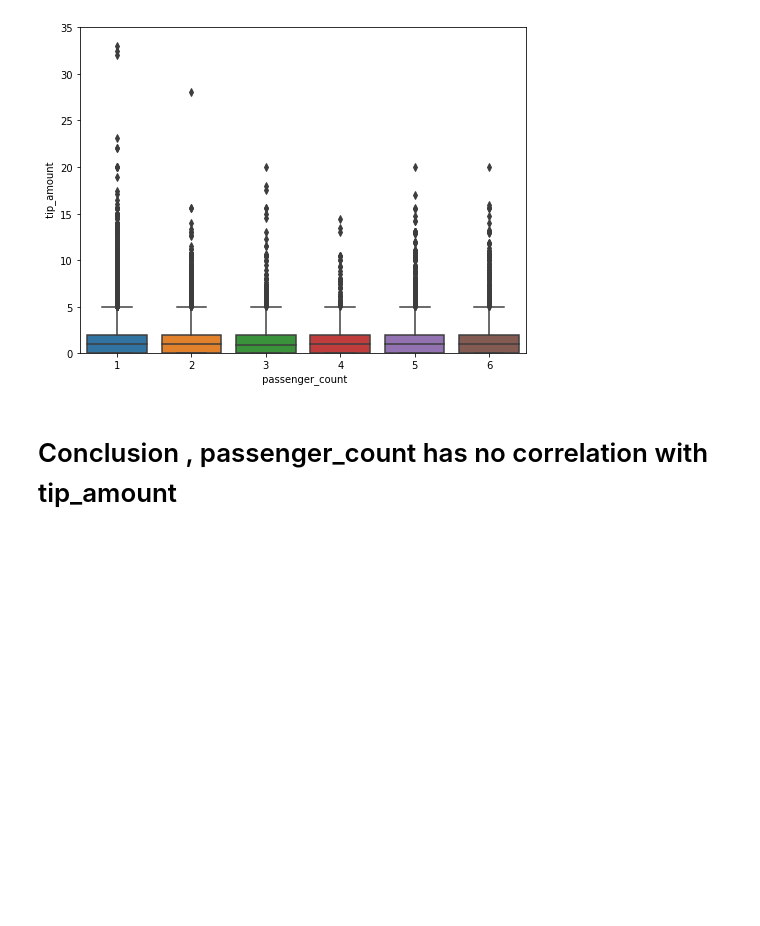
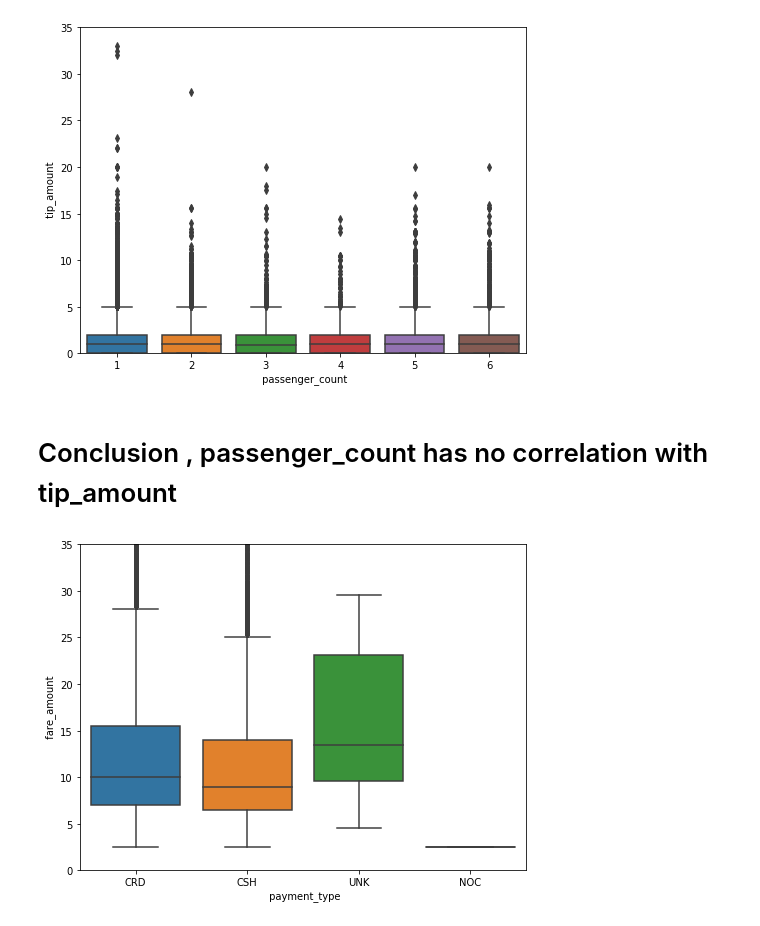
Before and after one commit to emali1/NYCTaxi, a Jupyter notebook: Correlation Analysis.ipynb, the cells around one changed output. Cells and saved outputs as stored; diff of their text form; code cells hidden in the pictures; blank space fills up the shorter version.

Commit message:
Finish Correlation Analysis and finish data prepare for training

```diff
--- a/Correlation Analysis.ipynb
+++ b/Correlation Analysis.ipynb
@@ -25,2 +27,8 @@ import matplotlib.pyplot as plt
+# %%
+full_tripdata[" pickup_datetime"] = pd.to_datetime(full_tripdata[" pickup_datetime"])
+full_tripdata[" dropoff_datetime"] = pd.to_datetime(full_tripdata[" dropoff_datetime"])
+
+full_tripdata["weekday"] = full_tripdata[" pickup_datetime"].dt.dayofweek
+full_tripdata["hourofday"] = full_tripdata[" pickup_datetime"].dt.hour
 # %%
 import seaborn as sns
@@ -47,7 +76,7 @@ sns.distplot(full_tripdata[[" fare_amount"]])
 <matplotlib.axes._subplots.AxesSubplot at 0x...>
 [figure]
 # %%
-full_tripdata = full_tripdata.drop(columns=['medallion',' hack_license',' vendor_id',' rate_code',' store_and_fwd_flag',' payment_type'])
+full_tripdata = full_tripdata.drop(columns=['medallion',' hack_license',' vendor_id',' rate_code',' store_and_fwd_flag'])
 # %%
 full_tripdata.columns
 # %% [output]
@@ -119,6 +133,8 @@ dtype: int64
 full_tripdata = full_tripdata.loc[(full_tripdata[' pickup_longitude'] != 0) & (full_tripdata[' pickup_latitude'] != 0) & (full_tripdata[' dropoff_latitude'] != 0) & (full_tripdata[' dropoff_latitude'] != 0)]
 
 full_tripdata = full_tripdata.loc[(full_tripdata[' trip_distance'] != 0) & (full_tripdata[' trip_time_in_secs'] != 0)]
+
+full_tripdata = full_tripdata.loc[(full_tripdata['weekday'] != 0) & (full_tripdata['hourofday'] != 0)]
 # %%
 columnName = ' trip_distance'
 
@@ -187,3 +203,11 @@ fig.axis(ymin=0, ymax=35);
 [figure]
 # %% [markdown]
 # Conclusion , passenger_count has no correlation with tip_amount
+# %%
+columnName = ' payment_type'
+data = pd.concat([full_tripdata[columnName], full_tripdata[' fare_amount']], axis=1)
+f, ax = plt.subplots(figsize=(8, 6))
+fig = sns.boxplot(x=columnName, y=" fare_amount", data=data)
+fig.axis(ymin=0, ymax=35);
+# %% [output]
+[figure, added]
```
Also changed, not shown: parts of 42 cells of this notebook, 2 other files.
